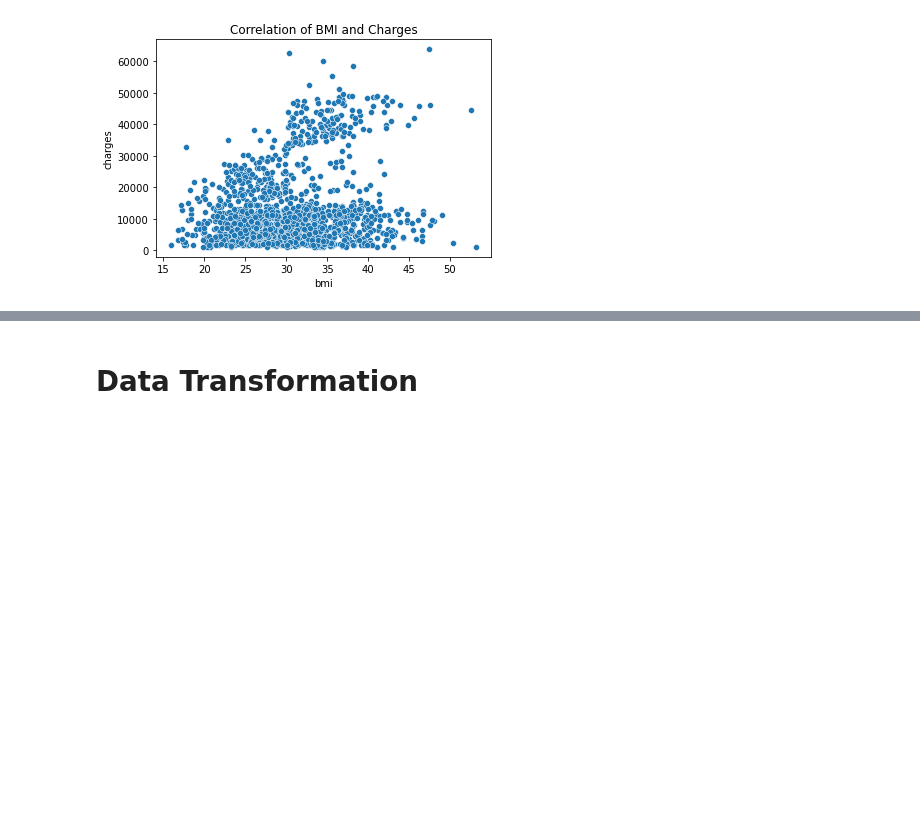
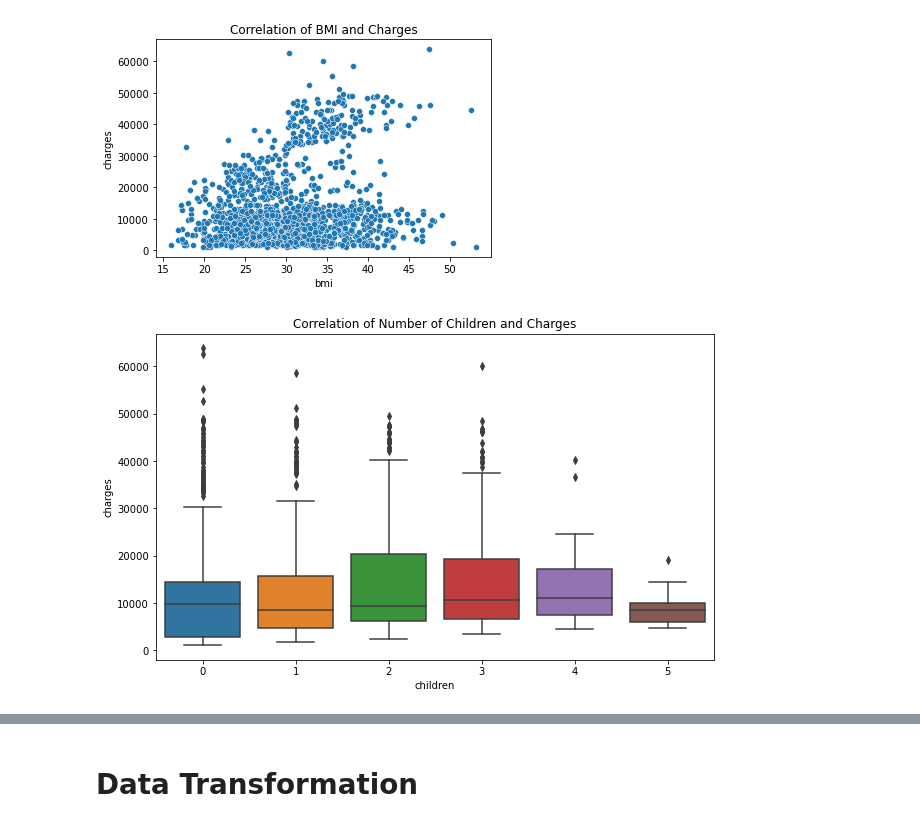
Before and after one commit to AvinashBisram/Machine-Learning, a Jupyter notebook: Linear Regression/Insurance Cost Multiple LinReg.ipynb, the cells around one changed output, grey strips where cells are left out. Saved outputs shown, nothing was run; the diff lists cells and outputs as text; code cells hidden in the pictures; blank space fills up the shorter version.

Commit message:
Completed Visualization explanations

```diff
--- a/Linear Regression/Insurance Cost Multiple LinReg.ipynb
+++ b/Linear Regression/Insurance Cost Multiple LinReg.ipynb
@@ -366,7 +371,19 @@ plt.show()
 # %%
 # Children
 
+plt.figure(figsize=(10,6))
+plt.title("Correlation of Number of Children and Charges")
 sns.boxplot(x=raw['children'], y=raw['charges'])
+plt.show()
+
+# Since 'children' is a categorical column, we use boxplots to observe the relationship with 'charges'.
+# The interquartile range (middle 50% of data) for each possible value of 'children' appear to be relatively the same.
+# The lower values of children have much more outliers than higher values. Children values of {2,3} have higher third-quartile
+# values than the other categories. Between values of 0 and 3, the general trend is that higher values for children relate
+# to larger ranges of charges. Values for children that are higher than 3 have smaller ranges than the rest and are located
+# near the bottom of the plot (lower possible values for charges).
+# %% [output]
+[figure, added]
 # %%
 # Smoker
 
```
Also changed, not shown: parts of 5 cells of this notebook.
